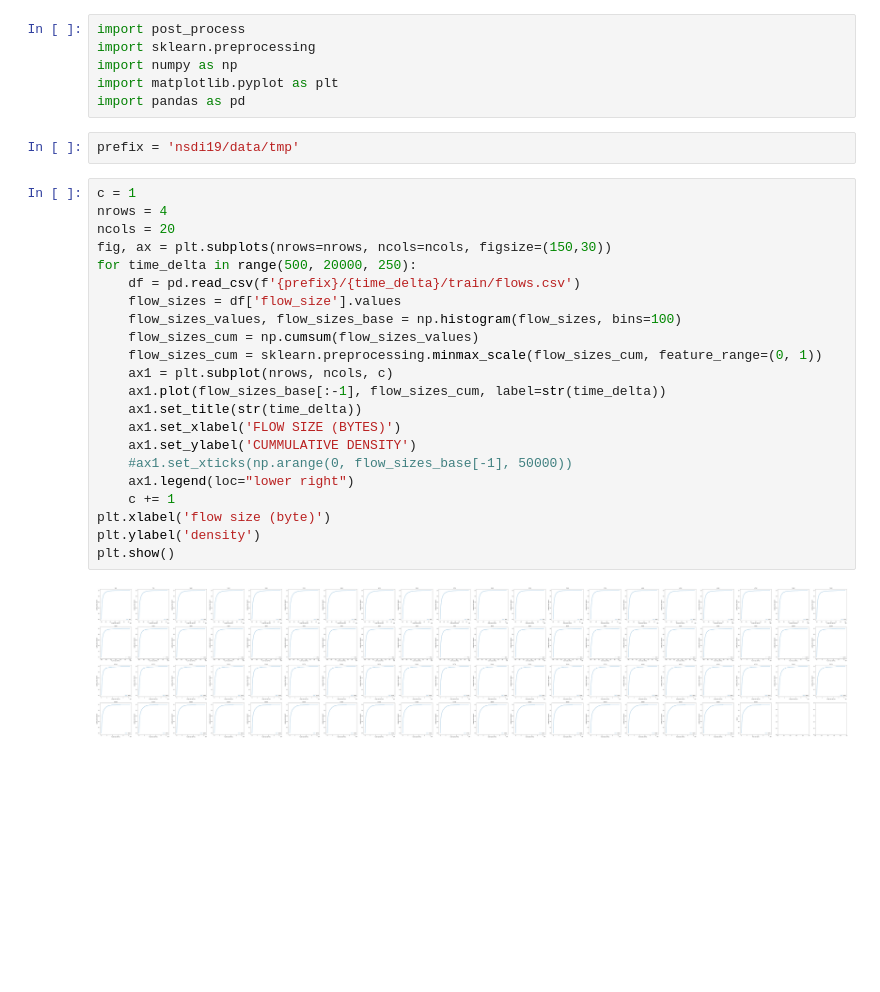
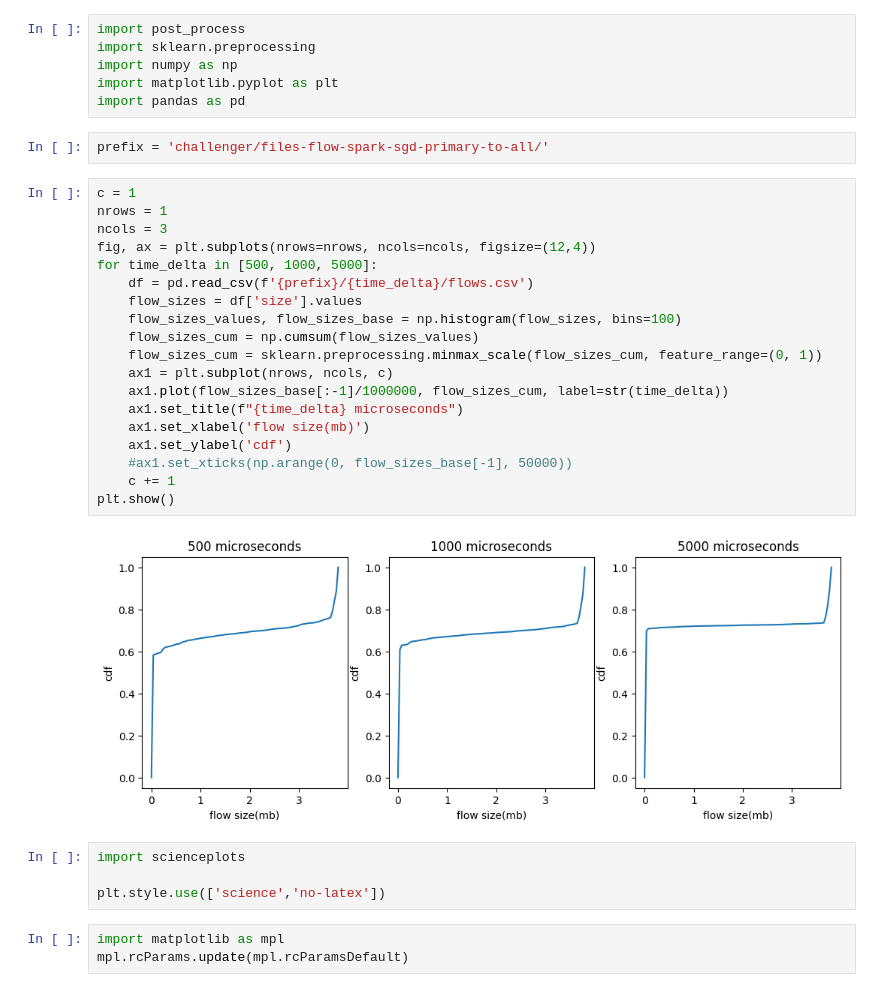
Before and after one commit to mory91/digger, a Jupyter notebook: flow-analysis.ipynb, the cells around one changed output. Saved outputs shown, nothing was run; the diff lists cells and outputs as text; blank space fills up the shorter version.

```diff
--- a/flow-analysis.ipynb
+++ b/flow-analysis.ipynb
@@ -4,29 +4,33 @@ import sklearn.preprocessing
 import numpy as np
 import matplotlib.pyplot as plt
 import pandas as pd
-# %%
-prefix = 'nsdi19/data/tmp'
+# %%
+prefix = 'challenger/files-flow-spark-sgd-primary-to-all/'
 # %%
 c = 1
-nrows = 4
-ncols = 20
-fig, ax = plt.subplots(nrows=nrows, ncols=ncols, figsize=(150,30))
-for time_delta in range(500, 20000, 250):
-    df = pd.read_csv(f'{prefix}/{time_delta}/train/flows.csv')
-    flow_sizes = df['flow_size'].values
+nrows = 1
+ncols = 3
+fig, ax = plt.subplots(nrows=nrows, ncols=ncols, figsize=(12,4))
+for time_delta in [500, 1000, 5000]:
+    df = pd.read_csv(f'{prefix}/{time_delta}/flows.csv')
+    flow_sizes = df['size'].values
     flow_sizes_values, flow_sizes_base = np.histogram(flow_sizes, bins=100)
     flow_sizes_cum = np.cumsum(flow_sizes_values)
     flow_sizes_cum = sklearn.preprocessing.minmax_scale(flow_sizes_cum, feature_range=(0, 1))
     ax1 = plt.subplot(nrows, ncols, c)
-    ax1.plot(flow_sizes_base[:-1], flow_sizes_cum, label=str(time_delta))
-    ax1.set_title(str(time_delta))
-    ax1.set_xlabel('FLOW SIZE (BYTES)')
-    ax1.set_ylabel('CUMMULATIVE DENSITY')
+    ax1.plot(flow_sizes_base[:-1]/1000000, flow_sizes_cum, label=str(time_delta))
+    ax1.set_title(f"{time_delta} microseconds")
+    ax1.set_xlabel('flow size(mb)')
+    ax1.set_ylabel('cdf')
     #ax1.set_xticks(np.arange(0, flow_sizes_base[-1], 50000))
-    ax1.legend(loc="lower right")
     c += 1
-plt.xlabel('flow size (byte)')
-plt.ylabel('density')
 plt.show()
 # %% [output]
-[figure, old version]
+[figure, new version]
+# %%
+import scienceplots
+
+plt.style.use(['science','no-latex'])
+# %%
+import matplotlib as mpl
+mpl.rcParams.update(mpl.rcParamsDefault)
```
Also changed, not shown: 34 other files.
